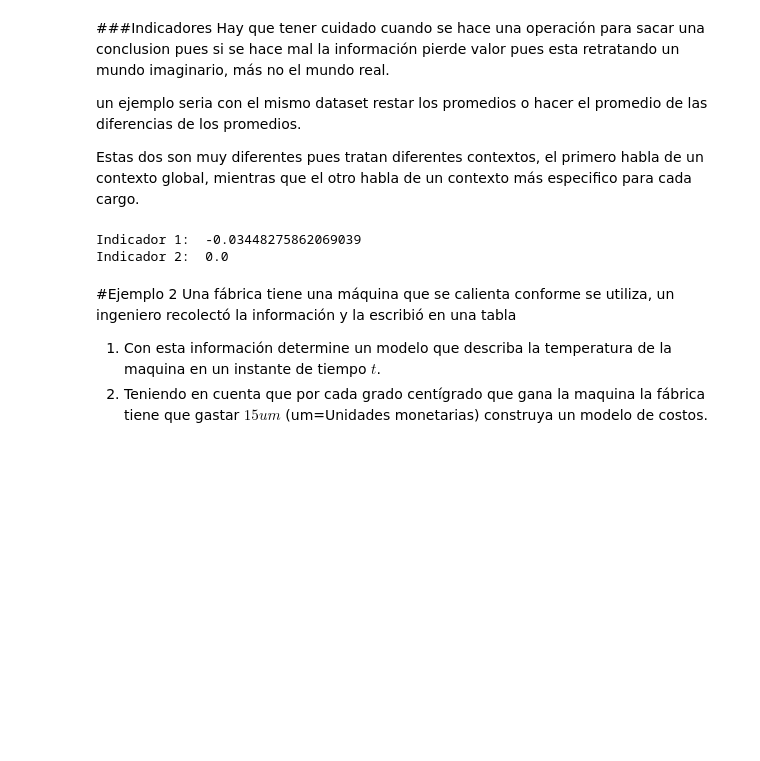
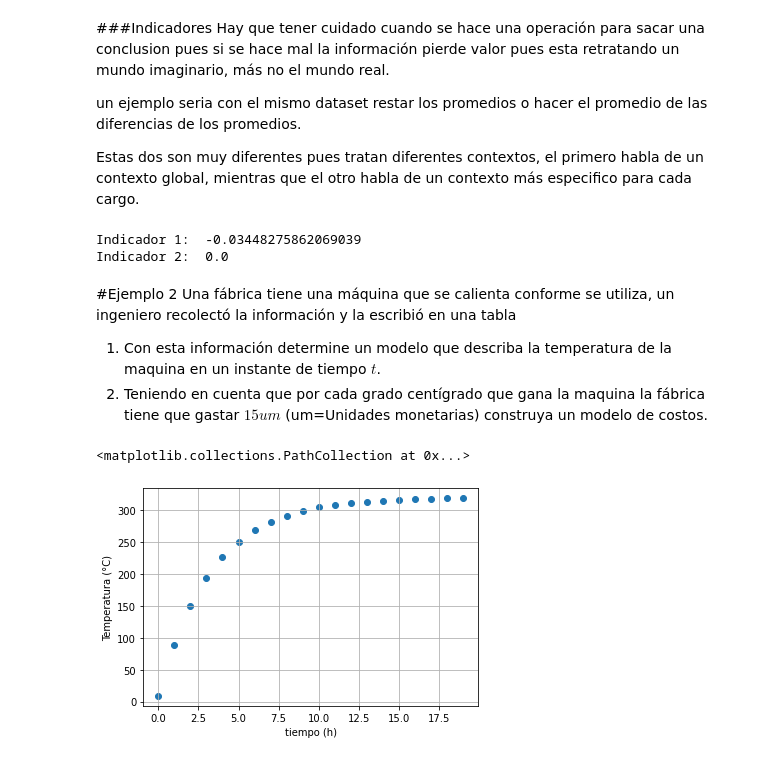
Before and after one commit to ACMUD/PyGroupIA, a Jupyter notebook: Clase 3_ Librerias, modulos y ciencia de datos.ipynb, the cells around one changed output. Cells and saved outputs as stored; diff of their text form; code cells hidden in the pictures; blank space fills up the shorter version.

```diff
--- a/Clase 3_ Librerias, modulos y ciencia de datos.ipynb
+++ b/Clase 3_ Librerias, modulos y ciencia de datos.ipynb
@@ -680,7 +680,13 @@ datos["tiempo(h)"]=t
 datos["Temperatura(c)"]=T
 datos
 # %%
-t=datos["tiempo(h)"]
-T=datos["Temperatura(c)"]
+t=np.array(datos["tiempo(h)"])
+T=np.array(datos["Temperatura(c)"])
 
+plt.ylabel("Temperatura (°C)")
+plt.xlabel("tiempo (h)")
+plt.grid()
 plt.scatter(t,T)
+# %% [output]
+<matplotlib.collections.PathCollection at 0x...>
+[figure, added]
```
Also changed, not shown: parts of 8 cells of this notebook.
